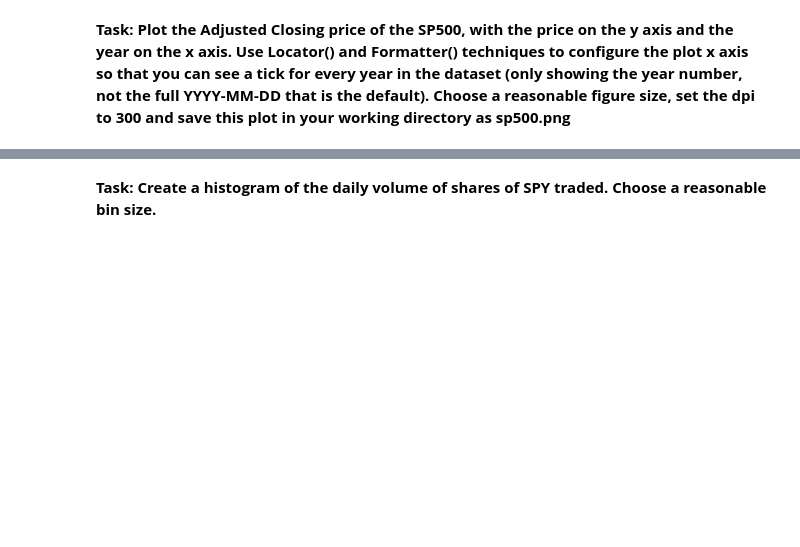
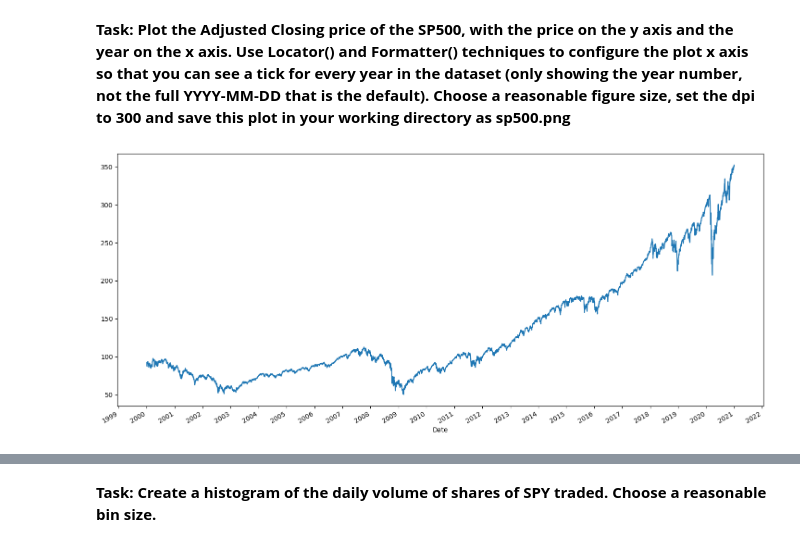
Before and after one commit to gurezende/Quant_Finance, a Jupyter notebook: exercises/06-Pandas-and-Finance-Exercise .ipynb, the cells around one changed output, grey strips where cells are left out. Drawn from its saved outputs; the diff is of its cells as text; code cells hidden in the pictures; blank space fills up the shorter version.

```diff
--- a/exercises/06-Pandas-and-Finance-Exercise .ipynb
+++ b/exercises/06-Pandas-and-Finance-Exercise .ipynb
@@ -62,3 +63,5 @@ df = yf.download("SPY", start="2000-01-01", end="2020-12-31")
 # %% [markdown]
 **Task: Check the datatype of all entries**
+# %%
+df.columns = ['Close', 'High', 'Low', 'Open', 'Volume']
 # %%
@@ -81,4 +83,9 @@ memory usage: 289.0 KB
 # %% [markdown]
 **Task: Plot the Adjusted Closing price of the SP500, with the price on the y axis and the year on the x axis. Use Locator() and Formatter() techniques to configure the plot x axis so that you can see a tick for every year in the dataset (only showing the year number, not the full YYYY-MM-DD that is the default). Choose a reasonable figure size, set the dpi to 300 and save this plot in your working directory as sp500.png**
 # %%
-# CODE HERE
+from matplotlib import dates
+ax = df.Close.plot(figsize=(18,8))
+
+ax.xaxis.set_major_locator(dates.YearLocator())
+# %% [output]
+[figure, added]
```
Also changed, not shown: parts of 37 cells of this notebook, 1 other file.
